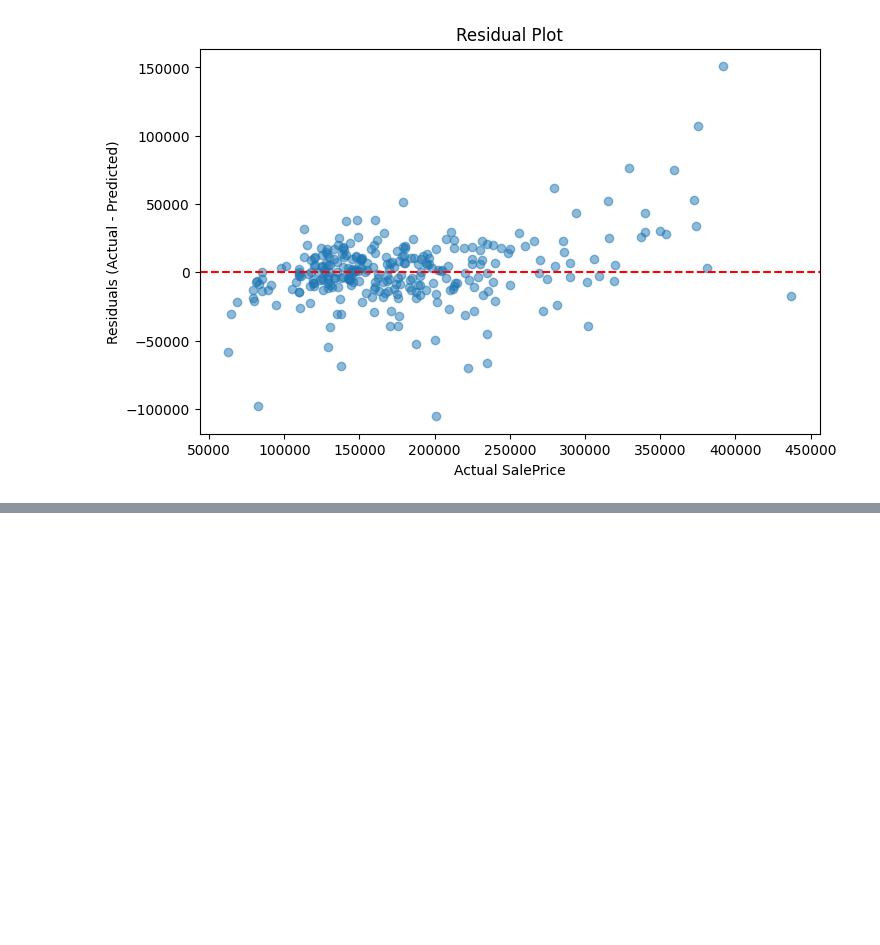
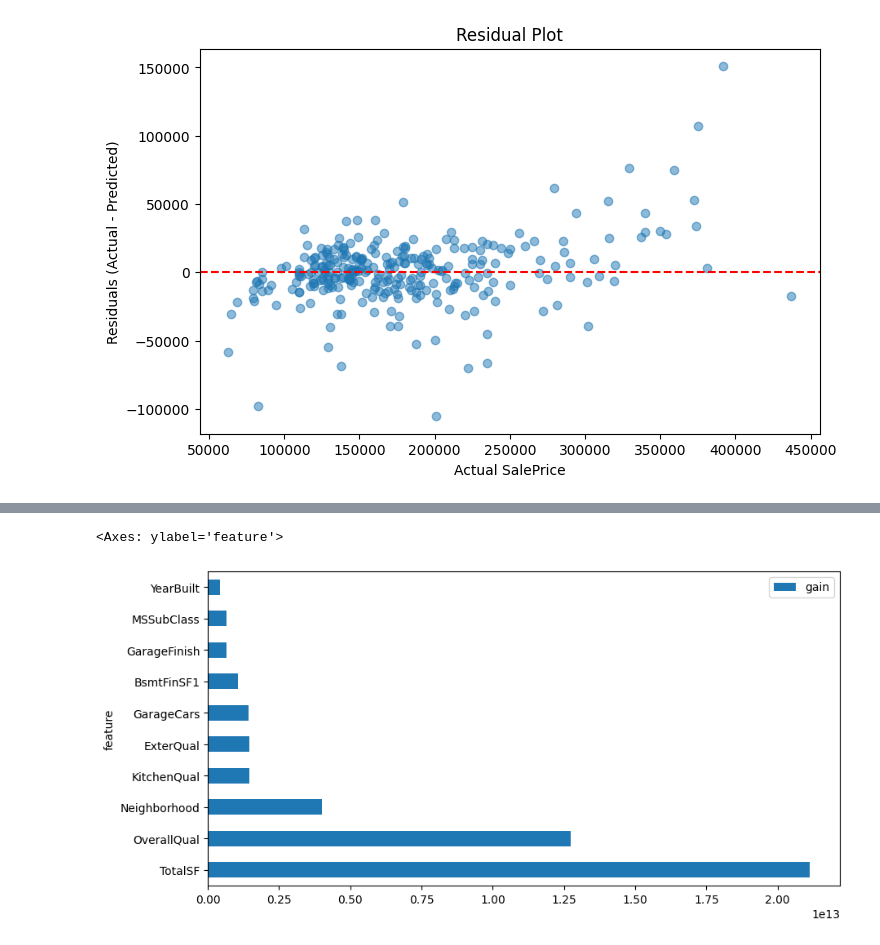
Before and after one commit to hantayc/advanced-regression-house-price, a Jupyter notebook: main.ipynb, the cells around one changed output, grey strips where cells are left out. Drawn from its saved outputs; the diff is of its cells as text; code cells hidden in the pictures; blank space fills up the shorter version.

```diff
--- a/main.ipynb
+++ b/main.ipynb
@@ -339,0 +358,13 @@ plt.show()
+# %%
+fi_gain = model.booster_.feature_importance(importance_type='gain')
+
+fi_gain = pd.DataFrame({
+    "feature": features,
+    "importance": importance,
+    "gain": fi_gain
+}).sort_values("gain", ascending=False)
+
+fi_gain.head(10).plot(kind = 'barh', x = "feature", y = "gain", figsize=(10,5), legend = True)
+# %% [output]
+<Axes: ylabel='feature'>
+[figure, added]
```
Also changed, not shown: parts of 1 cell of this notebook.
